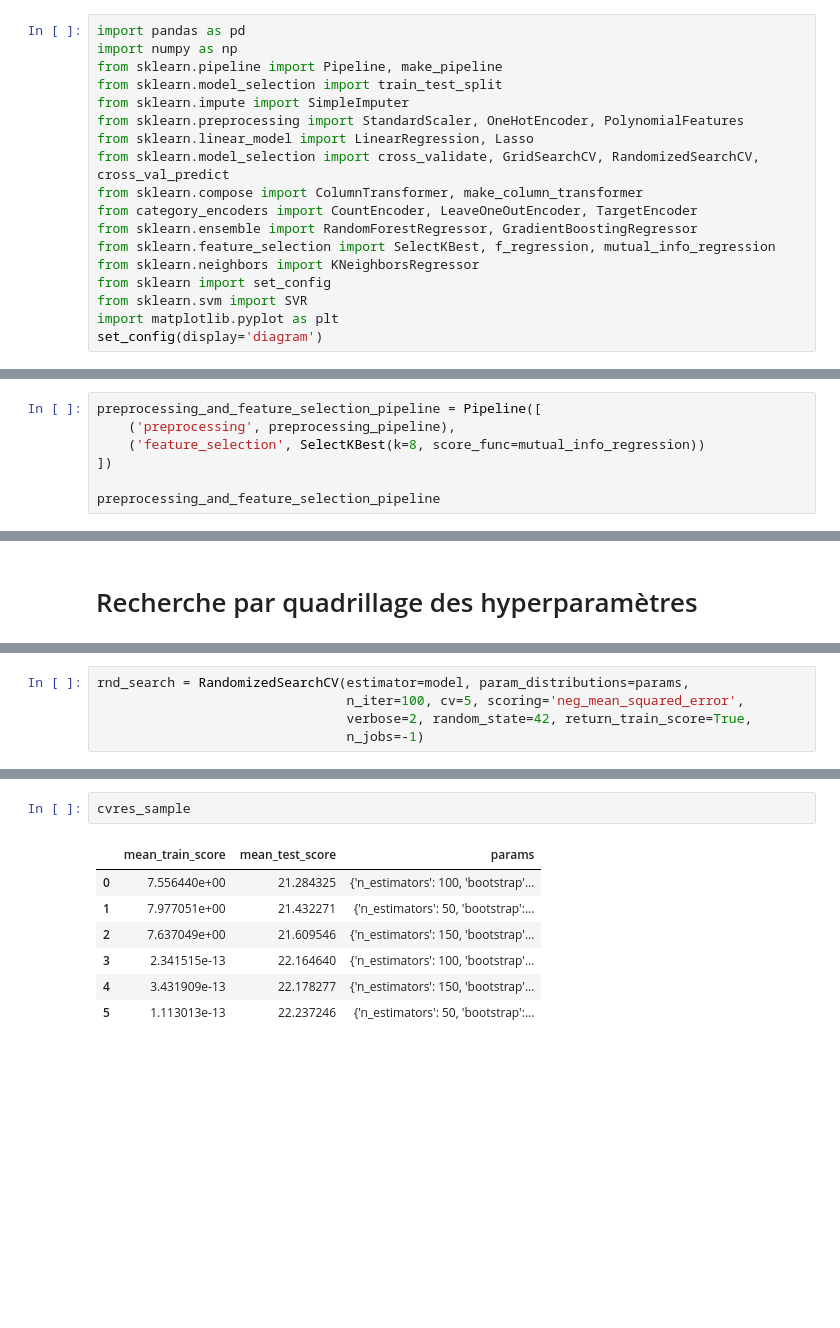
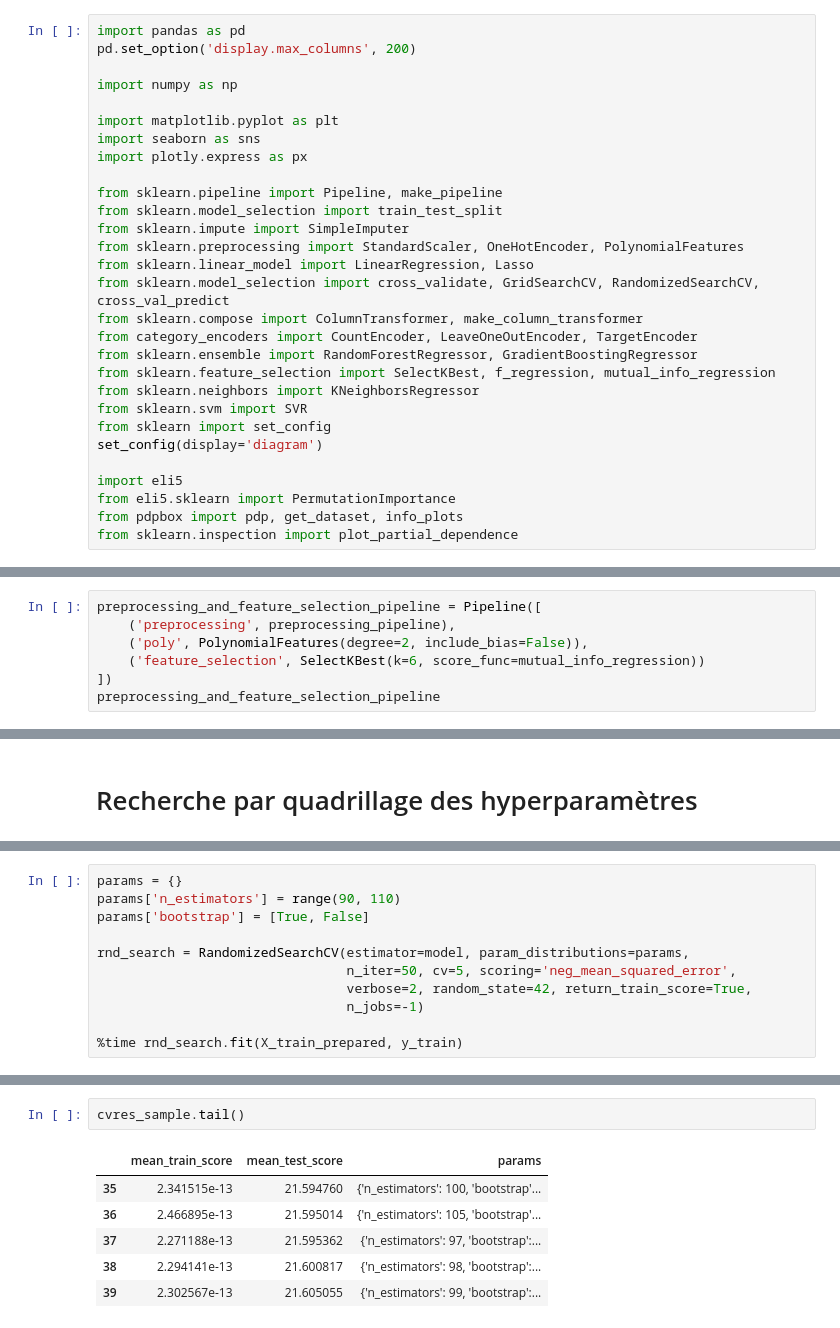
Before and after one commit to quentin-liance/Anticipez-les-besoins-en-consommation-electrique-de-batiments, a Jupyter notebook: pelec_02_modeling.ipynb, the cells around one changed output, grey strips where cells are left out. Saved outputs shown, nothing was run; the diff lists cells and outputs as text; blank space fills up the shorter version.

```diff
--- a/pelec_02_modeling.ipynb
+++ b/pelec_02_modeling.ipynb
@@ -1,6 +1,13 @@
 # %%
 import pandas as pd
+pd.set_option('display.max_columns', 200)
+
 import numpy as np
+
+import matplotlib.pyplot as plt
+import seaborn as sns
+import plotly.express as px
+
 from sklearn.pipeline import Pipeline, make_pipeline
 from sklearn.model_selection import train_test_split
 from sklearn.impute import SimpleImputer
@@ -12,8 +19,12 @@ from category_encoders import CountEncoder, LeaveOneOutEncoder, TargetEncoder
 from sklearn.ensemble import RandomForestRegressor, GradientBoostingRegressor
 from sklearn.feature_selection import SelectKBest, f_regression, mutual_info_regression
 from sklearn.neighbors import KNeighborsRegressor
+from sklearn.svm import SVR
 from sklearn import set_config
-from sklearn.svm import SVR
-import matplotlib.pyplot as plt
 set_config(display='diagram')
+
+import eli5
+from eli5.sklearn import PermutationImportance
+from pdpbox import pdp, get_dataset, info_plots
+from sklearn.inspection import plot_partial_dependence
 # %%
@@ -295,9 +423,9 @@ Les performances du `RandomForestRegressor()` sont bien meilleures que tous nos
 # %%
 preprocessing_and_feature_selection_pipeline = Pipeline([
     ('preprocessing', preprocessing_pipeline),
-    ('feature_selection', SelectKBest(k=8, score_func=mutual_info_regression))
+    ('poly', PolynomialFeatures(degree=2, include_bias=False)),
+    ('feature_selection', SelectKBest(k=6, score_func=mutual_info_regression))
 ])
-
 preprocessing_and_feature_selection_pipeline
 # %% [output]
 Pipeline(steps=[('preprocessing',
@@ -399,5 +479,11 @@ params
 # %%
+params = {}
+params['n_estimators'] = range(90, 110)
+params['bootstrap'] = [True, False]
+
 rnd_search = RandomizedSearchCV(estimator=model, param_distributions=params,
-                                n_iter=100, cv=5, scoring='neg_mean_squared_error',
+                                n_iter=50, cv=5, scoring='neg_mean_squared_error',
                                 verbose=2, random_state=42, return_train_score=True,
                                 n_jobs=-1)
+
+%time rnd_search.fit(X_train_prepared, y_train)
@@ -442,10 +518,9 @@ cvres_sample = cvres_sample.sort_values('mean_test_score',
 # %%
-cvres_sample
+cvres_sample.tail()
 # %% [output]
 |  | mean_train_score | mean_test_score | params |
-| 0 | 7.556440e+00 | 21.284325 | {'n_estimators': 100, 'bootstrap'... |
-| 1 | 7.977051e+00 | 21.432271 | {'n_estimators': 50, 'bootstrap':... |
-| 2 | 7.637049e+00 | 21.609546 | {'n_estimators': 150, 'bootstrap'... |
-| 3 | 2.341515e-13 | 22.164640 | {'n_estimators': 100, 'bootstrap'... |
-| 4 | 3.431909e-13 | 22.178277 | {'n_estimators': 150, 'bootstrap'... |
-| 5 | 1.113013e-13 | 22.237246 | {'n_estimators': 50, 'bootstrap':... |
+| 35 | 2.341515e-13 | 21.594760 | {'n_estimators': 100, 'bootstrap'... |
+| 36 | 2.466895e-13 | 21.595014 | {'n_estimators': 105, 'bootstrap'... |
+| 37 | 2.271188e-13 | 21.595362 | {'n_estimators': 97, 'bootstrap':... |
+| 38 | 2.294141e-13 | 21.600817 | {'n_estimators': 98, 'bootstrap':... |
+| 39 | 2.302567e-13 | 21.605055 | {'n_estimators': 99, 'bootstrap':... |
```
Also changed, not shown: parts of 59 cells of this notebook.
